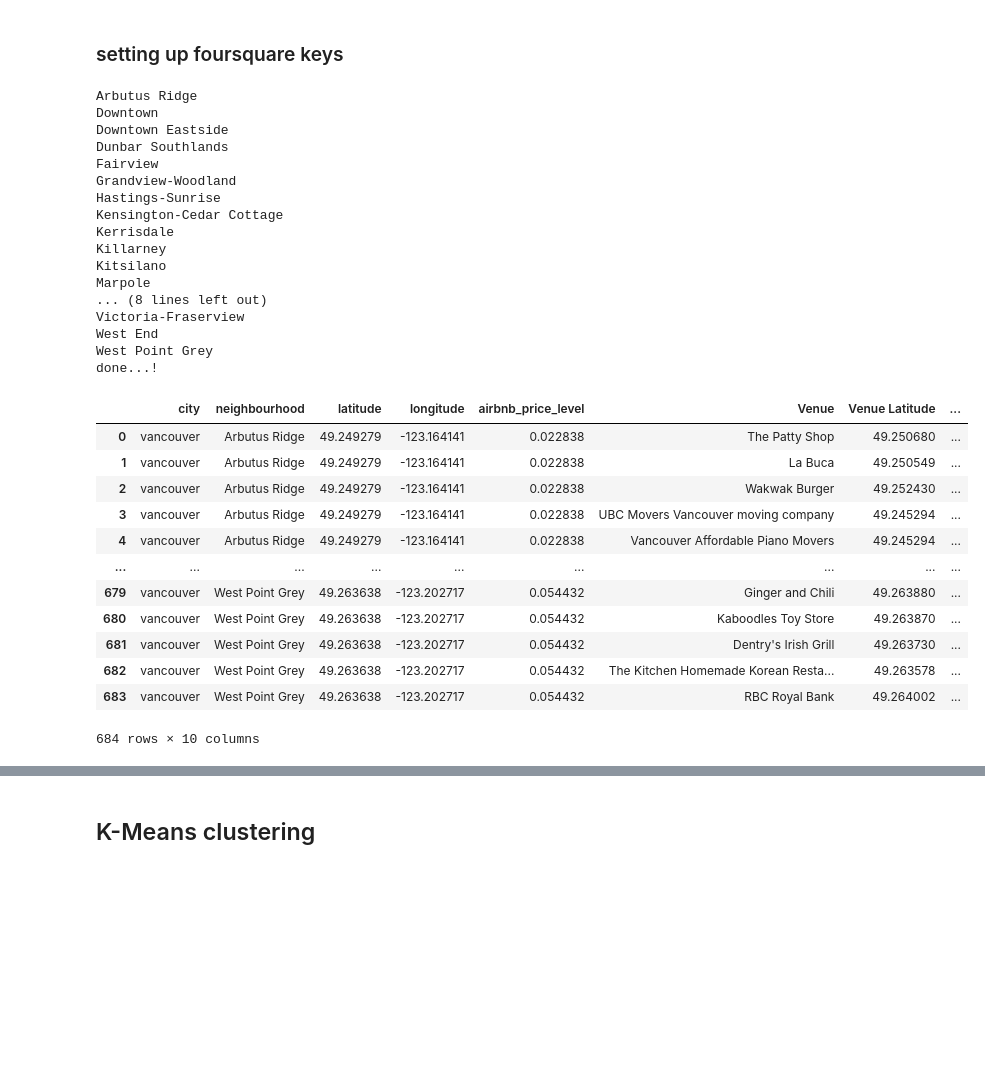
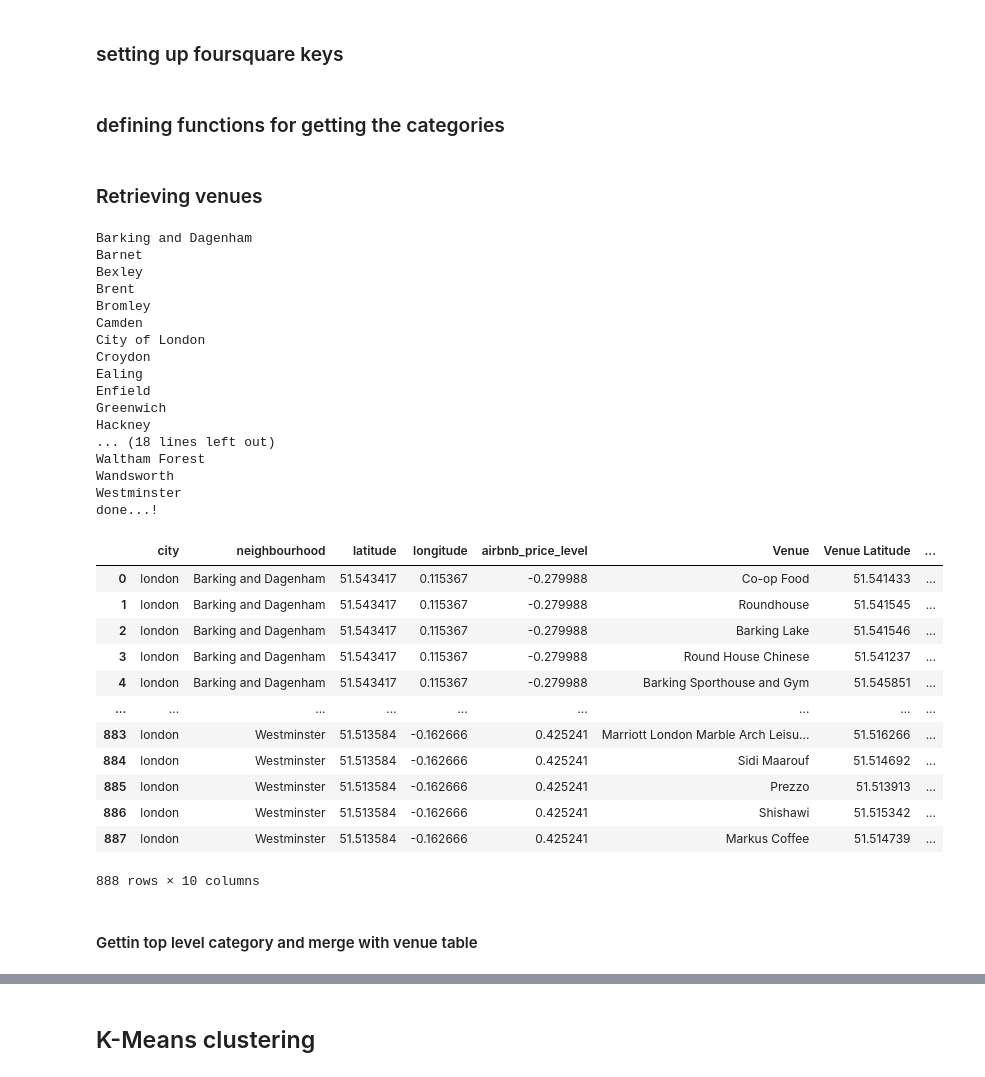
Before and after one commit to normannexo/Coursera_Capstone, a Jupyter notebook: capstone_project-NOTEBOOK.ipynb, the cells around one changed output, grey strips where cells are left out. Cells and saved outputs as stored; diff of their text form; code cells hidden in the pictures; blank space fills up the shorter version.

```diff
--- a/capstone_project-NOTEBOOK.ipynb
+++ b/capstone_project-NOTEBOOK.ipynb
@@ -96,4 +127,4 @@ def download_airbnb_data_list(cities):
 # %%
-cities = ['vienna']
+cities = ['London']
 download_airbnb_data_list(cities)
 # %% [output]
@@ -160,6 +207,6 @@ def get_city_dfs(cities):
 # %%
 cities = [
-    'vancouver'
+    'london'
 ]
 df = get_city_dfs(cities).reset_index(drop=True)
 df
@@ -303,6 +382,8 @@ def show_nbh_geojson(df, city):
 client_id = os.environ.get('CLIENT_ID')
 client_secret = os.environ.get('CLIENT_SECRET')
 version = '20180605'
+# %% [markdown]
+### defining functions for getting the categories
 # %%
 def foursquare_getCategories():
     url = 'https://api.foursquare.com/v2/venues/categories?client_id={}&client_secret={}&v={}'.format(client_id, client_secret,version)
@@ -340,7 +421,7 @@ def create_cat_df():
 df_cats = create_cat_df()
 df_cats.to_csv('./data/cats.csv', sep=';')
 # %%
-def getNearbyVenues2(df, radius=500, limit=100):
+def getNearbyVenues(df, radius=500, limit=100):
 
     venues_list=[]
     for index, row  in df.iterrows():
@@ -394,40 +475,44 @@ def getNearbyVenues2(df, radius=500, limit=100):
                             ]
     print('done...!')
     return(nearby_venues)
+# %% [markdown]
+### Retrieving venues
 # %%
-df_venues = getNearbyVenues2(df)
+df_venues = getNearbyVenues(df)
 df_venues
 # %% [output]
-Arbutus Ridge
-Downtown
-Downtown Eastside
-Dunbar Southlands
-Fairview
-Grandview-Woodland
-Hastings-Sunrise
-Kensington-Cedar Cottage
-Kerrisdale
-Killarney
-Kitsilano
-Marpole
-... (8 lines left out)
-Victoria-Fraserview
-West End
-West Point Grey
+Barking and Dagenham
+Barnet
+Bexley
+Brent
+Bromley
+Camden
+City of London
+Croydon
+Ealing
+Enfield
+Greenwich
+Hackney
+... (18 lines left out)
+Waltham Forest
+Wandsworth
+Westminster
 done...!
 |  | city | neighbourhood | latitude | longitude | airbnb_price_level | Venue | Venue Latitude | ... |
-| 0 | vancouver | Arbutus Ridge | 49.249279 | -123.164141 | 0.022838 | The Patty Shop | 49.250680 | ... |
-| 1 | vancouver | Arbutus Ridge | 49.249279 | -123.164141 | 0.022838 | La Buca | 49.250549 | ... |
-| 2 | vancouver | Arbutus Ridge | 49.249279 | -123.164141 | 0.022838 | Wakwak Burger | 49.252430 | ... |
-| 3 | vancouver | Arbutus Ridge | 49.249279 | -123.164141 | 0.022838 | UBC Movers Vancouver moving company | 49.245294 | ... |
-| 4 | vancouver | Arbutus Ridge | 49.249279 | -123.164141 | 0.022838 | Vancouver Affordable Piano Movers | 49.245294 | ... |
+| 0 | london | Barking and Dagenham | 51.543417 | 0.115367 | -0.279988 | Co-op Food | 51.541433 | ... |
+| 1 | london | Barking and Dagenham | 51.543417 | 0.115367 | -0.279988 | Roundhouse | 51.541545 | ... |
+| 2 | london | Barking and Dagenham | 51.543417 | 0.115367 | -0.279988 | Barking Lake | 51.541546 | ... |
+| 3 | london | Barking and Dagenham | 51.543417 | 0.115367 | -0.279988 | Round House Chinese | 51.541237 | ... |
+| 4 | london | Barking and Dagenham | 51.543417 | 0.115367 | -0.279988 | Barking Sporthouse and Gym | 51.545851 | ... |
 | ... | ... | ... | ... | ... | ... | ... | ... | ... |
-| 679 | vancouver | West Point Grey | 49.263638 | -123.202717 | 0.054432 | Ginger and Chili | 49.263880 | ... |
-| 680 | vancouver | West Point Grey | 49.263638 | -123.202717 | 0.054432 | Kaboodles Toy Store | 49.263870 | ... |
-| 681 | vancouver | West Point Grey | 49.263638 | -123.202717 | 0.054432 | Dentry's Irish Grill | 49.263730 | ... |
-| 682 | vancouver | West Point Grey | 49.263638 | -123.202717 | 0.054432 | The Kitchen Homemade Korean Resta... | 49.263578 | ... |
-| 683 | vancouver | West Point Grey | 49.263638 | -123.202717 | 0.054432 | RBC Royal Bank | 49.264002 | ... |
+| 883 | london | Westminster | 51.513584 | -0.162666 | 0.425241 | Marriott London Marble Arch Leisu... | 51.516266 | ... |
+| 884 | london | Westminster | 51.513584 | -0.162666 | 0.425241 | Sidi Maarouf | 51.514692 | ... |
+| 885 | london | Westminster | 51.513584 | -0.162666 | 0.425241 | Prezzo | 51.513913 | ... |
+| 886 | london | Westminster | 51.513584 | -0.162666 | 0.425241 | Shishawi | 51.515342 | ... |
+| 887 | london | Westminster | 51.513584 | -0.162666 | 0.425241 | Markus Coffee | 51.514739 | ... |
-684 rows × 10 columns
+888 rows × 10 columns
+# %% [markdown]
+#### Gettin top level category and merge with venue table
 # %%
 df_venues_with_cat = pd.merge(df_venues,df_cats[['l1_name', 'l1_id', 'l5_id']], left_on="Venue Category ID", right_on='l5_id')
 df_venues_with_cat = df_venues_with_cat.merge(df,  on=['city', 'neighbourhood'] )
```
Also changed, not shown: parts of 43 cells of this notebook, 1 other file.
